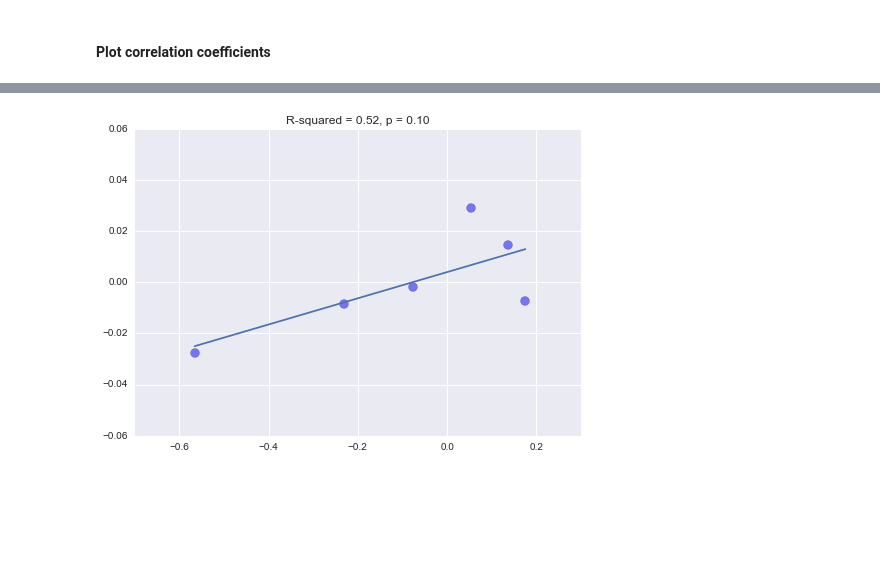
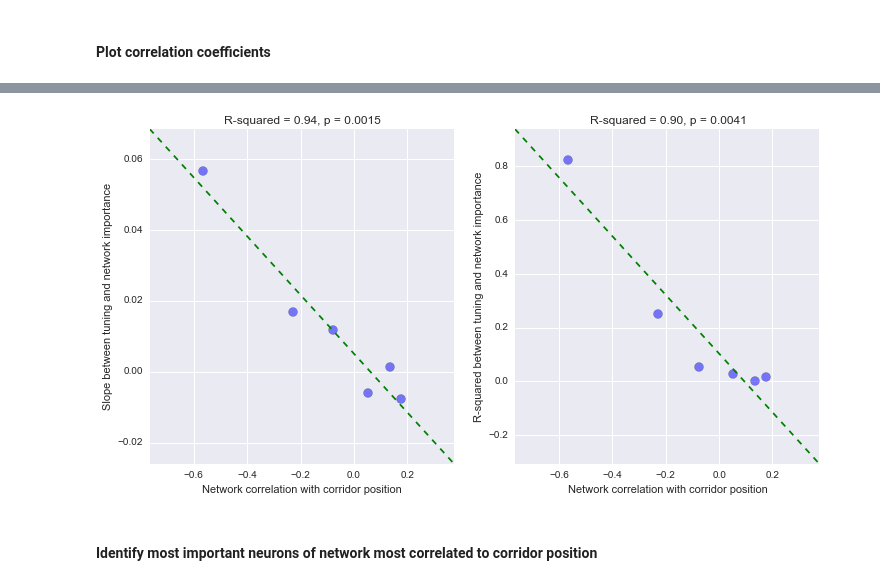
Before and after one commit to clarafy/covariance-dictionary, a Jupyter notebook: mouse_data.ipynb, the cells around one changed output, grey strips where cells are left out. Drawn from its saved outputs; the diff is of its cells as text; code cells hidden in the pictures; blank space fills up the shorter version.

```diff
--- a/mouse_data.ipynb
+++ b/mouse_data.ipynb
@@ -336,9 +341,36 @@ That sounds way too long
-# %%
-plt.scatter(cor[-1, :], slope, s=80, alpha=0.5);
-sl, ic, r, p, _ = st.linregress(cor[-1, :], slope)
-x = [np.min(cor[-1, :]), np.max(cor[-1, :])]
-y = [sl * val + ic for val in x]
-plt.plot(x, y);
-plt.title('R-squared = %0.2f, p = %0.2f' % (r ** 2, p));
-# %% [output]
-[figure, removed]
+# %%
+plt.figure(figsize=(12, 6));
+
+# Plot network correlation with corridor position against tuning-vs.-importance slope
+plt.subplot(121);
+plt.scatter(cor[-1, :], slope, s=80, alpha=0.5);
+plt.xlabel('Network correlation with corridor position');
+plt.ylabel('Slope between tuning and network importance');
+
+# Best-fit line
+sl, ic, r, p, _ = st.linregress(cor[-1, :], slope)
+x = [np.min(cor[-1, :]) - 0.2, np.max(cor[-1, :]) + 0.2]
+y = [sl * val + ic for val in x]
+plt.plot(x, y, '--g');
+plt.xlim(x);
+plt.ylim(y[::-1]);
+plt.title('R-squared = %0.2f, p = %0.4f' % (r ** 2, p));
+
+# Plot network correlation with corridor position against tuning-vs.-importance R-squared
+plt.subplot(122);
+plt.scatter(cor[-1, :], rsqu, s=80, alpha=0.5);
+plt.xlabel('Network correlation with corridor position');
+plt.ylabel('R-squared between tuning and network importance');
+
+# Best-fit line
+sl, ic, r, p, _ = st.linregress(cor[-1, :], rsqu)
+x = [np.min(cor[-1, :]) - 0.2, np.max(cor[-1, :]) + 0.2]
+y = [sl * val + ic for val in x]
+plt.plot(x, y, '--g');
+plt.xlim(x);
+plt.ylim(y[::-1]);
+plt.title('R-squared = %0.2f, p = %0.4f' % (r ** 2, p));
+# %% [output]
+[figure, added]
+# %% [markdown]
+#### Identify most important neurons of network most correlated to corridor position
```
Also changed, not shown: parts of 21 cells of this notebook.
